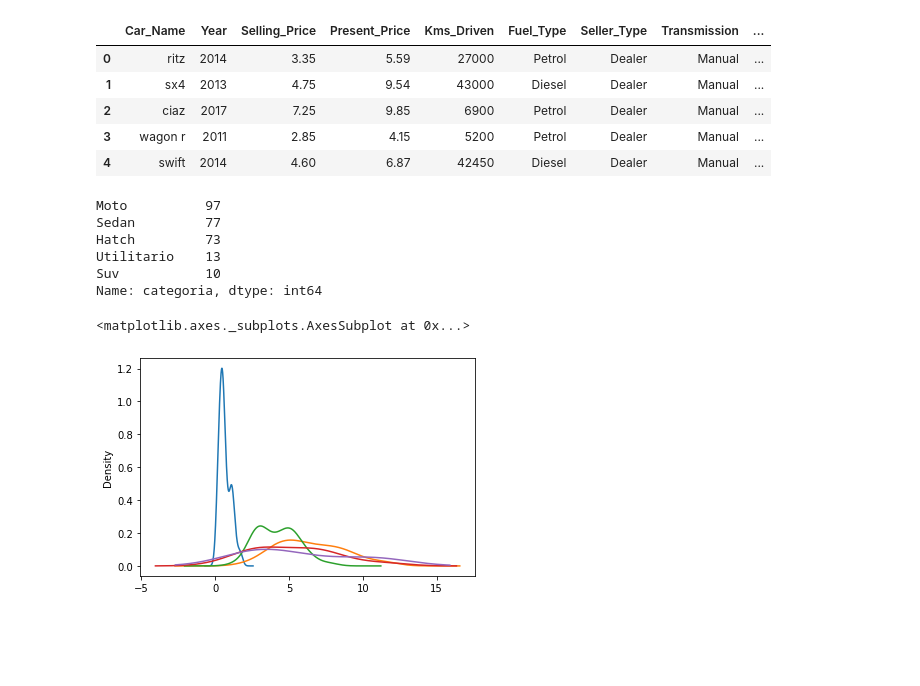
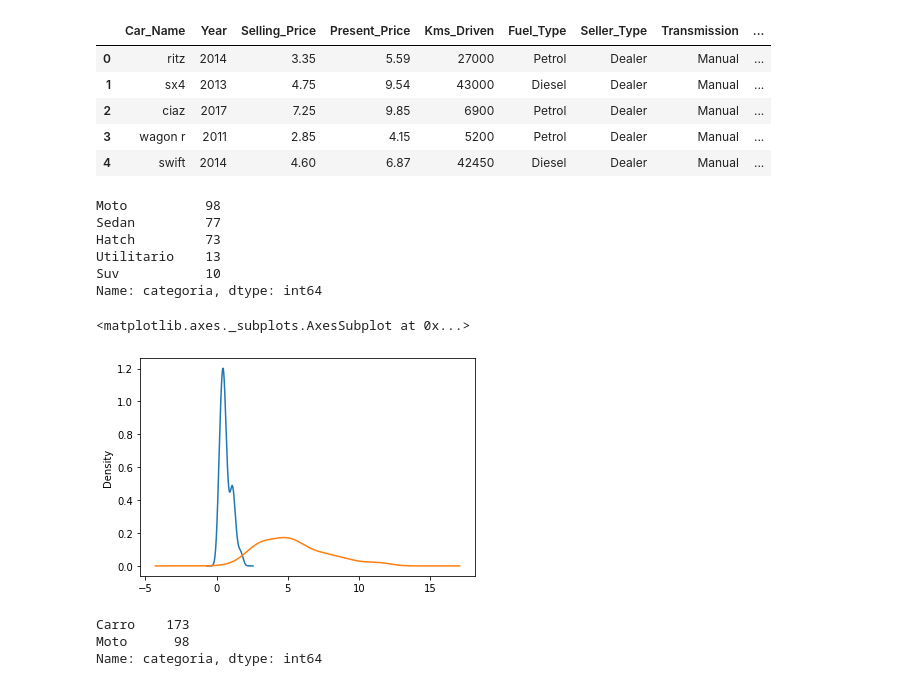
Before and after one commit to gLeitao/pos-data-science, a Jupyter notebook: aprendizado_supervisionado/Trabalhos/exercicio_1/exercicio_carros.ipynb, the cells around one changed output. Drawn from its saved outputs; the diff is of its cells as text; code cells hidden in the pictures; blank space fills up the shorter version.

```diff
--- a/aprendizado_supervisionado/Trabalhos/exercicio_1/exercicio_carros.ipynb
+++ b/aprendizado_supervisionado/Trabalhos/exercicio_1/exercicio_carros.ipynb
@@ -435,7 +441,7 @@ hatch = ['swift','alto 800','alto k10','ignis','ritz','800','omni',
          'etios cross','etios g','etios liva','etios gd','i20','grand i10',
          'i10','eon','brio','jazz']
 suv = ['vitara brezza','sx4','s cross','creta']
-moto_marca = ['Bajaj','UM','Royal','KTM','Hyosung','Mahindra','Honda','Yamaha','TVS','Hero','Activa']
+moto_marca = ['Bajaj','UM','Royal','KTM','Hyosung','Mahindra','Honda','Yamaha','TVS','Hero','Activa', 'Suzuki']
 # %%
 def categoria(x):
     if x in sedan:
@@ -461,7 +467,7 @@ df.head()
 # %%
 df.categoria.value_counts()
 # %% [output]
-Moto          97
+Moto          98
 Sedan         77
 Hatch         73
 Utilitario    13
@@ -469,10 +475,18 @@ Suv           10
 Name: categoria, dtype: int64
 # %%
 df[df.categoria == 'Moto'].Selling_Price.plot.density()
-df[df.categoria == 'Sedan'].Selling_Price.plot.density()
-df[df.categoria == 'Hatch'].Selling_Price.plot.density()
-df[df.categoria == 'Utilitario'].Selling_Price.plot.density()
-df[df.categoria == 'Suv'].Selling_Price.plot.density()
+df[df.categoria != 'Moto'].Selling_Price.plot.density()
+# df[df.categoria == 'Sedan'].Selling_Price.plot.density()
+# df[df.categoria == 'Hatch'].Selling_Price.plot.density()
+# df[df.categoria == 'Utilitario'].Selling_Price.plot.density()
+# df[df.categoria == 'Suv'].Selling_Price.plot.density()
 # %% [output]
 <matplotlib.axes._subplots.AxesSubplot at 0x...>
-[figure, old version]
+[figure, new version]
+# %%
+df.categoria = df.categoria.apply(lambda x: 'Moto' if x == 'Moto' else 'Carro')
+df.categoria.value_counts()
+# %% [output]
+Carro    173
+Moto      98
+Name: categoria, dtype: int64
```
Also changed, not shown: parts of 29 cells of this notebook, 1 other file.
